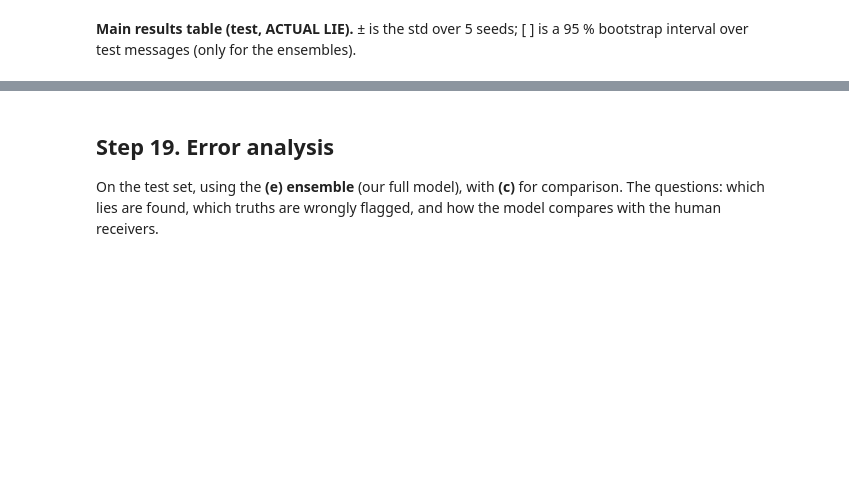
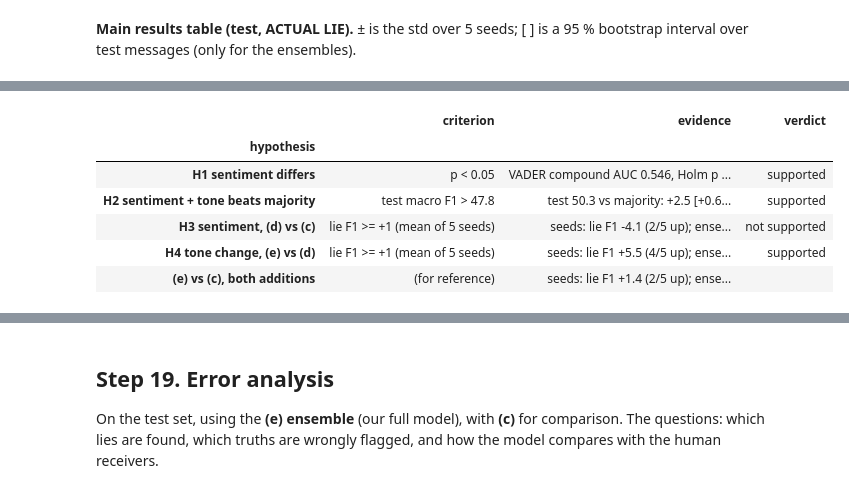
Before and after one commit to pelnd/cs415-deception-detection, a Jupyter notebook: src/test.ipynb, the cells around one changed output, grey strips where cells are left out. Drawn from its saved outputs; the diff is of its cells as text; code cells hidden in the pictures; blank space fills up the shorter version.

```diff
--- a/src/test.ipynb
+++ b/src/test.ipynb
@@ -499,11 +499,11 @@ SENT = VADER + ROBERTA
 lr_sets = {"L": ["log_words"], "S": SENT, "S+T": SENT + TONE,
            "L+S": ["log_words"] + SENT, "L+S+T": ["log_words"] + SENT + TONE}
 
-lr_rows, lr_folds = {}, {}
+lr_rows, lr_folds, lr_pred = {}, {}, {}
 for name, cols in lr_sets.items():
     _, f, pooled = logo_eval(dev, cols)
-    _, t = fit_and_test(dev, test, cols)
-    lr_folds[name] = f
+    p, t = fit_and_test(dev, test, cols)
+    lr_folds[name], lr_pred[name] = f, (p >= t["cutoff"]).astype(int)
     lr_rows[name] = {**{f"LOGO {k}": v for k, v in pooled.items()},
                      "LOGO fold-mean macro_f1": f.macro_f1.mean(), "LOGO fold-mean AUC": f.auc.mean(),
                      **{f"test {k}": v for k, v in t.items() if k != "cutoff"}}
@@ -719,8 +746,10 @@ for m in "cde":
 rl = receiver_labels("test")
 th = test.merge(rl, on=KEY)
 hl = th[th.receiver_label != "none"]
-human = score(hl.is_lie, (hl.receiver_label == "lie").astype(int))
+human_exact = score(hl.is_lie, (hl.receiver_label == "lie").astype(int))
+human = {k: np.floor(v * 10) / 10 for k, v in human_exact.items()}   # cut to one decimal, like Peskov's 22.5
 print("ensemble cutoffs (chosen on val):", {m: round(c, 3) for m, c in ens_cut.items()})
-print(f"human baseline recomputed on {len(hl)} messages: macro F1 {human['macro_f1']:.1f}, lie F1 {human['lie_f1']:.1f}")
+print(f"human baseline recomputed on {len(hl)} messages: macro F1 {human_exact['macro_f1']:.2f}, lie F1 {human_exact['lie_f1']:.2f}"
+      f" -> reported as {human['macro_f1']:.1f} / {human['lie_f1']:.1f}")
 # %% [output]
 ensemble cutoffs (chosen on val): {'c': 0.614, 'd': 0.581, 'e': 0.694}
@@ -834,0 +825,35 @@ pd.DataFrame(h).set_index("hypothesis")
+# %%
+def seed_diff(new, old, metric):
+    return ft[ft.model == new].set_index("seed")[f"test {metric}"] - ft[ft.model == old].set_index("seed")[f"test {metric}"]
+
+def ci_text(pb, m):
+    return f"{pb[m]['gain']:+.1f} [{pb[m]['ci'][0]:+.1f}, {pb[m]['ci'][1]:+.1f}], p = {pb[m]['p']:.2f}"
+
+h = []
+p_h1 = min(h1_vader["p (Holm)"].min(), h1_roberta["p (Holm)"].min())
+h.append({"hypothesis": "H1 sentiment differs", "criterion": "p < 0.05",
+          "evidence": f"VADER compound AUC {h1_vader.loc['vader_compound', 'AUC']:.3f}, Holm p = {h1_vader.loc['vader_compound', 'p (Holm)']:.4f}; "
+                      f"RoBERTa neutral AUC {h1_roberta.loc['roberta_neu', 'AUC']:.3f}, Holm p = {h1_roberta.loc['roberta_neu', 'p (Holm)']:.4f}; all |r| < 0.1",
+          "verdict": "supported" if p_h1 < 0.05 else "not supported"})
+m2 = h2_maj.loc["S+T"]
+h.append({"hypothesis": "H2 sentiment + tone beats majority", "criterion": "test macro F1 > 47.8",
+          "evidence": f"test {m2['test macro_f1']:.1f} vs majority: {m2['test gain']:+.1f} [{m2['test CI low']:+.1f}, {m2['test CI high']:+.1f}]; "
+                      f"LOGO {m2['LOGO games up']} games up, Wilcoxon p = {m2['LOGO Wilcoxon p']:.3f}",
+          "verdict": "supported" if m2["test macro_f1"] > 47.8 else "not supported"})
+for hyp, new, old in [("H3 sentiment, (d) vs (c)", "d", "c"), ("H4 tone change, (e) vs (d)", "e", "d"), ("(e) vs (c), both additions", "e", "c")]:
+    d = seed_diff(new, old, "lie_f1")
+    pb = paired_bootstrap(ens_test[new].is_lie, ens_test[new].pred, ens_test[old].pred)
+    formal = hyp.startswith("H")
+    h.append({"hypothesis": hyp, "criterion": "lie F1 >= +1 (mean of 5 seeds)" if formal else "(for reference)",
+              "evidence": f"seeds: lie F1 {d.mean():+.1f} ({(d > 0).sum()}/5 up); ensemble: lie F1 {ci_text(pb, 'lie_f1')}; macro F1 {ci_text(pb, 'macro_f1')}",
+              "verdict": ("supported" if d.mean() >= 1 else "not supported") if formal else ""})
+pd.set_option("display.max_colwidth", 220)
+pd.DataFrame(h).set_index("hypothesis")
+# %% [output]
+|  | criterion | evidence | verdict |
+| hypothesis |  |  |  |
+| H1 sentiment differs | p < 0.05 | VADER compound AUC 0.546, Holm p ... | supported |
+| H2 sentiment + tone beats majority | test macro F1 > 47.8 | test 50.3 vs majority: +2.5 [+0.6... | supported |
+| H3 sentiment, (d) vs (c) | lie F1 >= +1 (mean of 5 seeds) | seeds: lie F1 -4.1 (2/5 up); ense... | not supported |
+| H4 tone change, (e) vs (d) | lie F1 >= +1 (mean of 5 seeds) | seeds: lie F1 +5.5 (4/5 up); ense... | supported |
+| (e) vs (c), both additions | (for reference) | seeds: lie F1 +1.4 (2/5 up); ense... |  |
```
Also changed, not shown: parts of 15 cells of this notebook, 7 other files.
